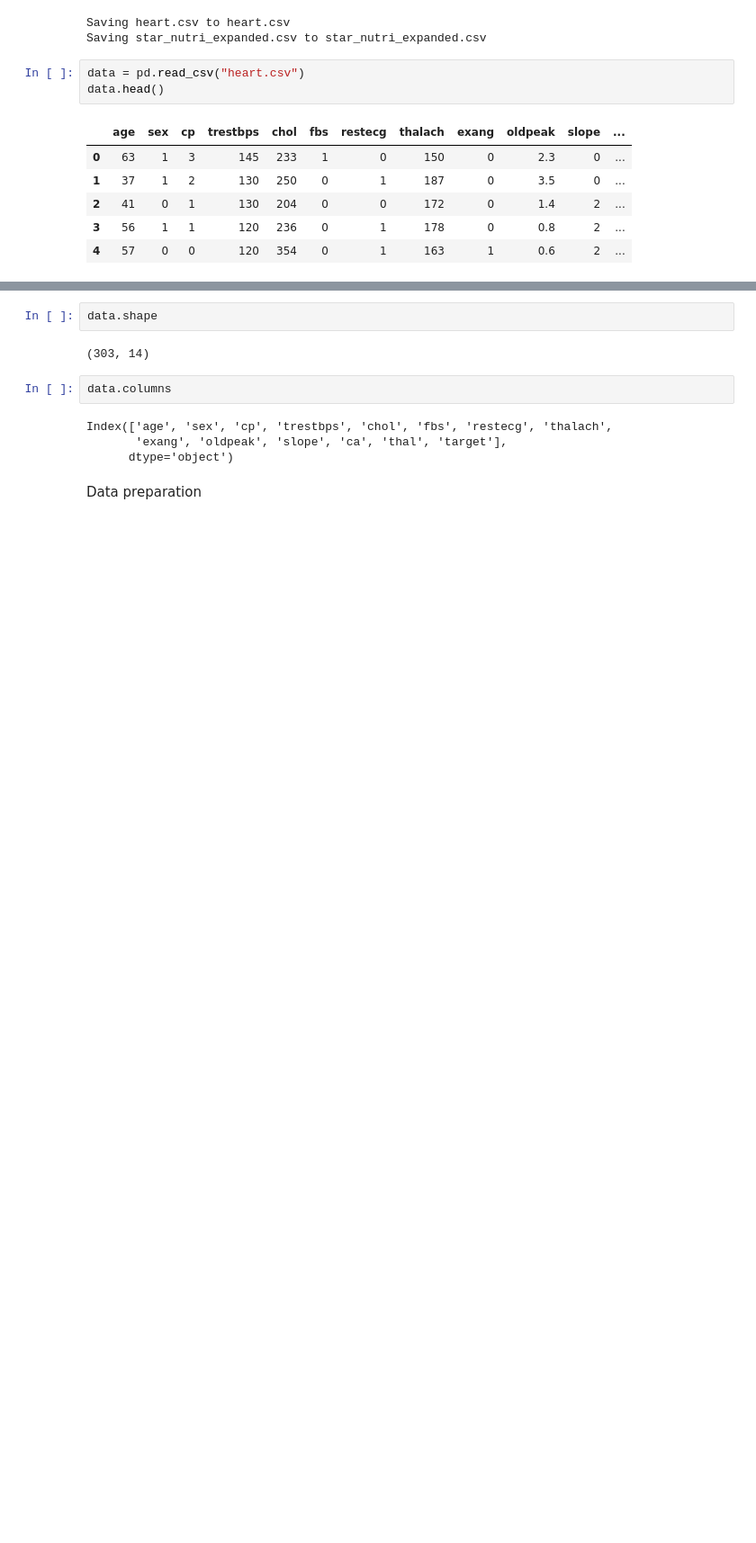
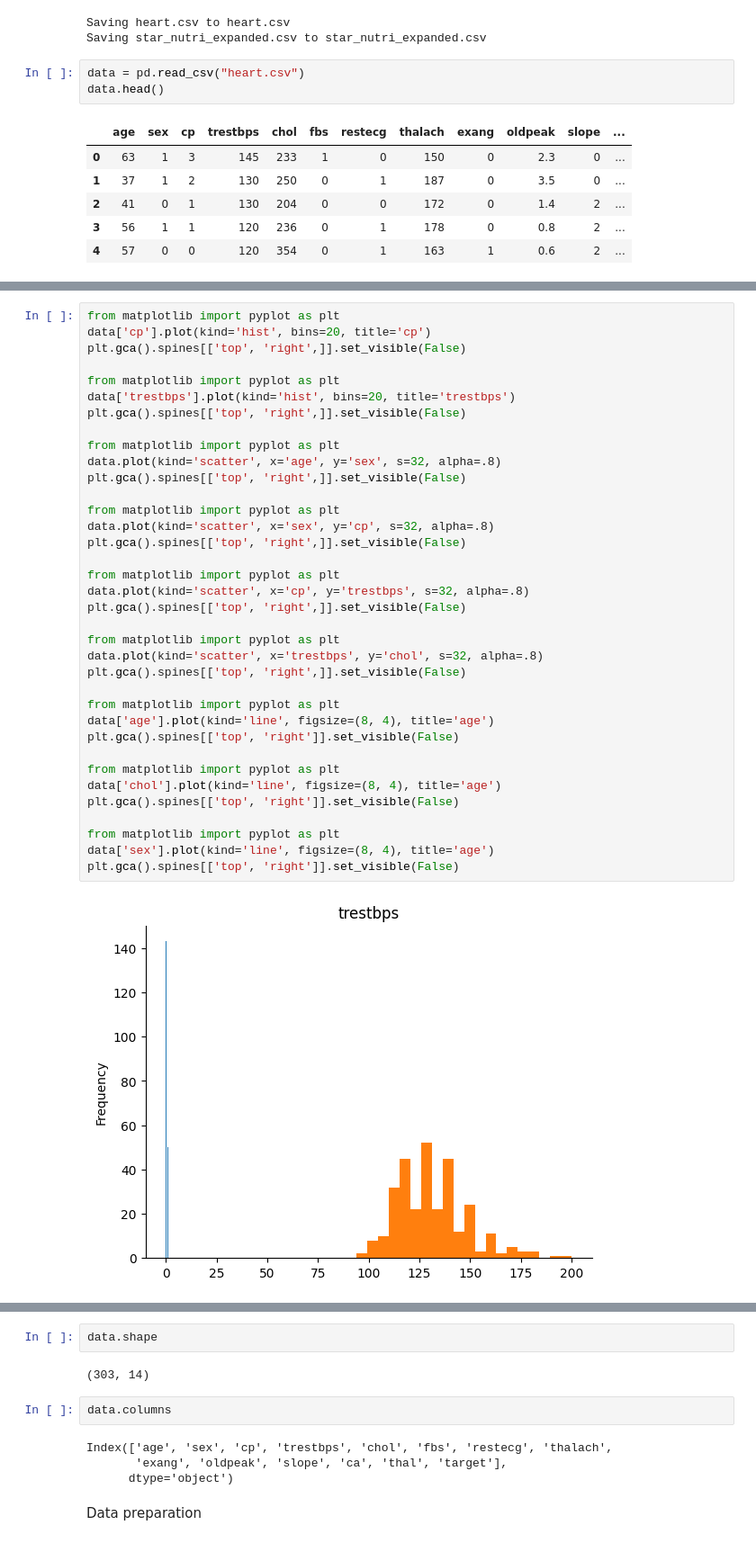
Before and after one commit to Gnanasree12/iiit_project_and_lab, a Jupyter notebook: AIML_Module_2_project_2024.ipynb, the cells around one changed output, grey strips where cells are left out. Shown at 90% size. Drawn from its saved outputs; the diff is of its cells as text; blank space fills up the shorter version.

```diff
--- a/AIML_Module_2_project_2024.ipynb
+++ b/AIML_Module_2_project_2024.ipynb
@@ -48,0 +62,38 @@ data.head()
+# %%
+from matplotlib import pyplot as plt
+data['cp'].plot(kind='hist', bins=20, title='cp')
+plt.gca().spines[['top', 'right',]].set_visible(False)
+
+from matplotlib import pyplot as plt
+data['trestbps'].plot(kind='hist', bins=20, title='trestbps')
+plt.gca().spines[['top', 'right',]].set_visible(False)
+
+from matplotlib import pyplot as plt
+data.plot(kind='scatter', x='age', y='sex', s=32, alpha=.8)
+plt.gca().spines[['top', 'right',]].set_visible(False)
+
+from matplotlib import pyplot as plt
+data.plot(kind='scatter', x='sex', y='cp', s=32, alpha=.8)
+plt.gca().spines[['top', 'right',]].set_visible(False)
+
+from matplotlib import pyplot as plt
+data.plot(kind='scatter', x='cp', y='trestbps', s=32, alpha=.8)
+plt.gca().spines[['top', 'right',]].set_visible(False)
+
+from matplotlib import pyplot as plt
+data.plot(kind='scatter', x='trestbps', y='chol', s=32, alpha=.8)
+plt.gca().spines[['top', 'right',]].set_visible(False)
+
+from matplotlib import pyplot as plt
+data['age'].plot(kind='line', figsize=(8, 4), title='age')
+plt.gca().spines[['top', 'right']].set_visible(False)
+
+from matplotlib import pyplot as plt
+data['chol'].plot(kind='line', figsize=(8, 4), title='age')
+plt.gca().spines[['top', 'right']].set_visible(False)
+
+from matplotlib import pyplot as plt
+data['sex'].plot(kind='line', figsize=(8, 4), title='age')
+plt.gca().spines[['top', 'right']].set_visible(False)
+# %% [output]
+[figure, added]
```
Also changed, not shown: parts of 10 cells of this notebook.
